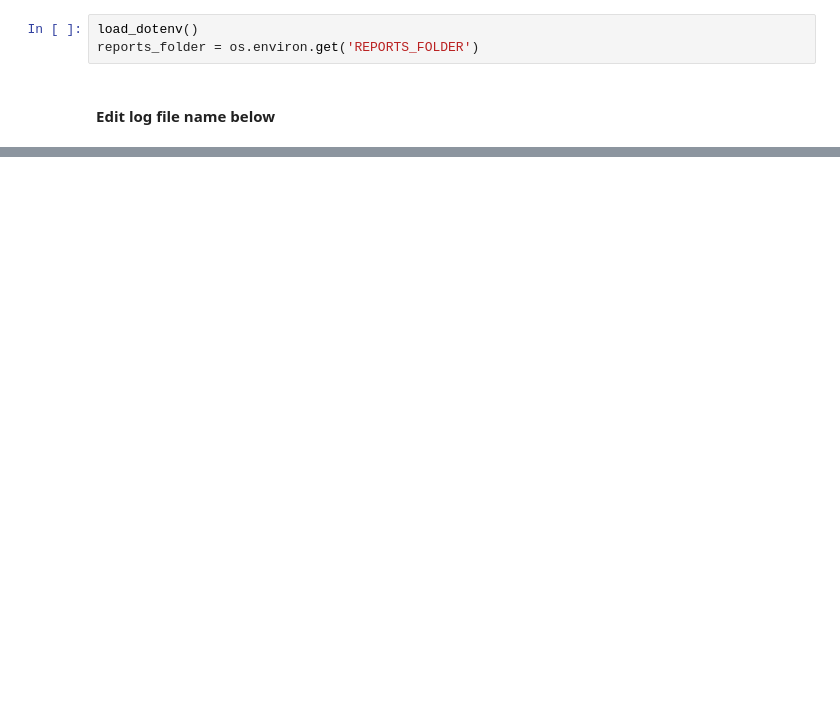
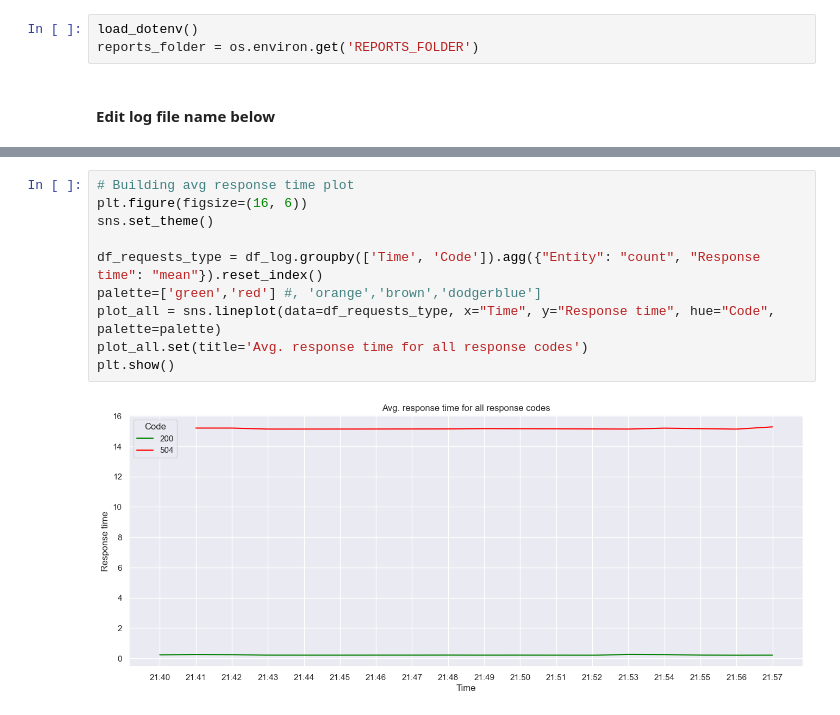
Before and after one commit to g3ss3r/data_loader, a Jupyter notebook: report.ipynb, the cells around one changed output, grey strips where cells are left out. Saved outputs shown, nothing was run; the diff lists cells and outputs as text; blank space fills up the shorter version.

```diff
--- a/report.ipynb
+++ b/report.ipynb
@@ -145,0 +160,12 @@ receiver-0              2302              0.15738
+# %%
+# Building avg response time plot
+plt.figure(figsize=(16, 6))
+sns.set_theme()
+
+df_requests_type = df_log.groupby(['Time', 'Code']).agg({"Entity": "count", "Response time": "mean"}).reset_index()
+palette=['green','red'] #, 'orange','brown','dodgerblue']
+plot_all = sns.lineplot(data=df_requests_type, x="Time", y="Response time", hue="Code", palette=palette)
+plot_all.set(title='Avg. response time for all response codes')
+plt.show()
+# %% [output]
+[figure, added]
```
Also changed, not shown: parts of 12 cells of this notebook.
